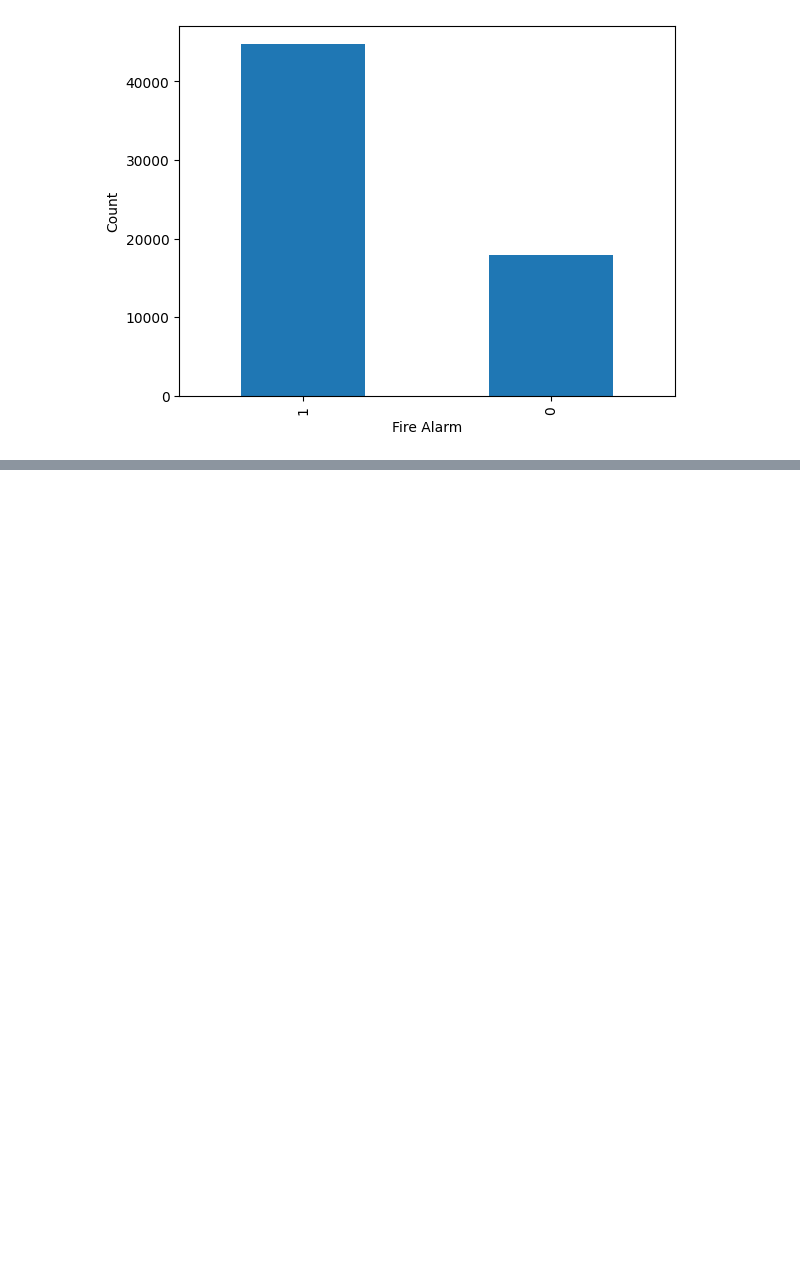
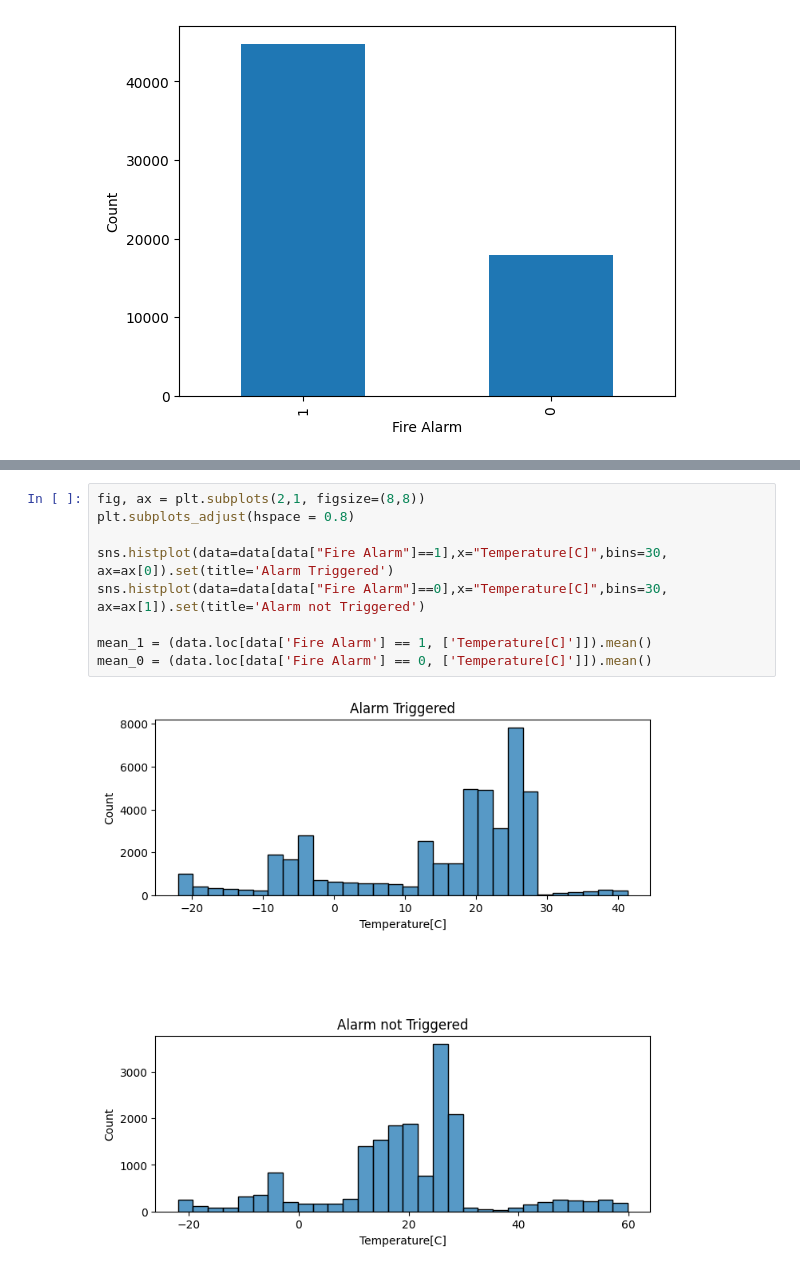
Before and after one commit to Hannogert/IDS2022_D12, a Jupyter notebook: IDS2022_D12_Smoke_Detection.ipynb, the cells around one changed output, grey strips where cells are left out. Drawn from its saved outputs; the diff is of its cells as text; blank space fills up the shorter version.

Commit message:
Data visualization

```diff
--- a/IDS2022_D12_Smoke_Detection.ipynb
+++ b/IDS2022_D12_Smoke_Detection.ipynb
@@ -118,0 +128,11 @@ plt.show()
+# %%
+fig, ax = plt.subplots(2,1, figsize=(8,8))
+plt.subplots_adjust(hspace = 0.8)
+
+sns.histplot(data=data[data["Fire Alarm"]==1],x="Temperature[C]",bins=30, ax=ax[0]).set(title='Alarm Triggered')
+sns.histplot(data=data[data["Fire Alarm"]==0],x="Temperature[C]",bins=30, ax=ax[1]).set(title='Alarm not Triggered')
+
+mean_1 = (data.loc[data['Fire Alarm'] == 1, ['Temperature[C]']]).mean()
+mean_0 = (data.loc[data['Fire Alarm'] == 0, ['Temperature[C]']]).mean()
+# %% [output]
+[figure, added]
```
Also changed, not shown: parts of 16 cells of this notebook.
